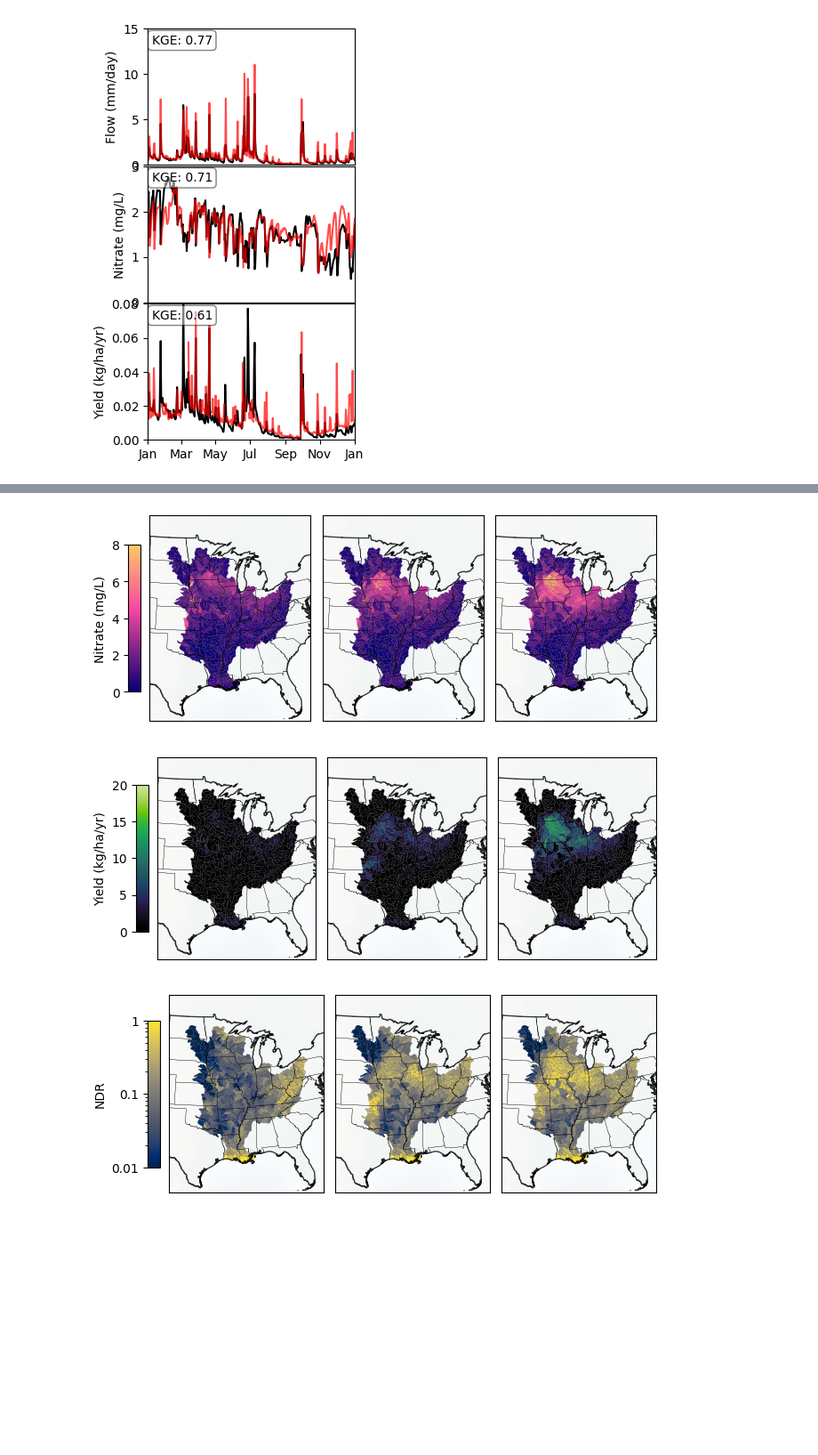
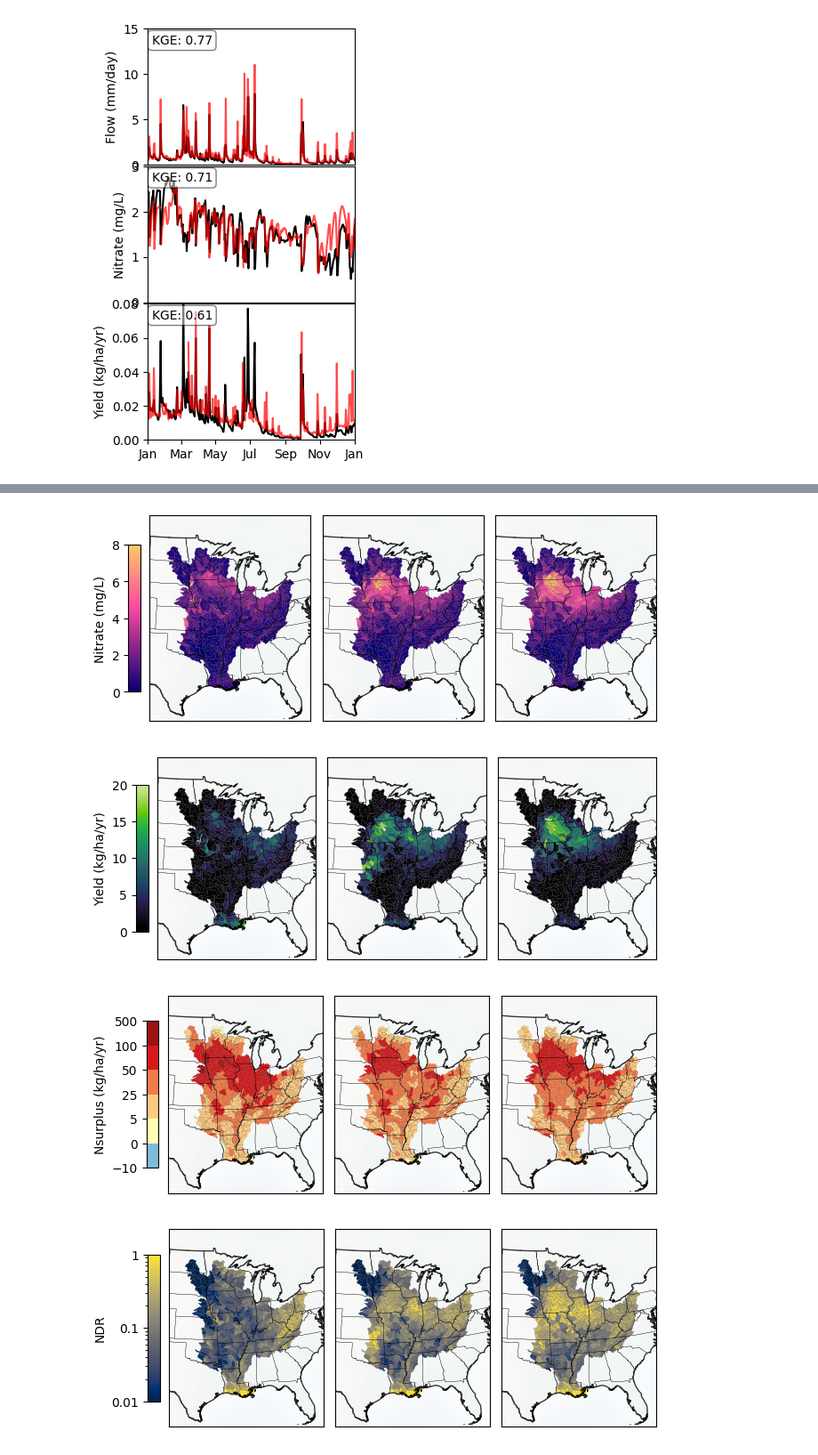
Before and after one commit to aayushpandit/EPA-CONUS-Nitrate-LSTM, a Jupyter notebook: Plotting_Results_LSTM.ipynb, the cells around one changed output, grey strips where cells are left out. Shown at 89% size. Saved outputs shown, nothing was run; the diff lists cells and outputs as text; code cells hidden in the pictures; blank space fills up the shorter version.

```diff
--- a/Plotting_Results_LSTM.ipynb
+++ b/Plotting_Results_LSTM.ipynb
@@ -379,30 +379,45 @@ for i in [5518000, 1646000]:
 
 states = gpd.read_file(main+'/Arena/US/states.shp')
 boundary = gpd.read_file(main+'/Arena/US/boundary.shp')
-for folder in ['Flowmmday_20', 'Conc_30', 'Load_30', 'NDR_30']:
+for folder in ['Flowmmday_20', 'Conc_30', 'Load_30','Nsurplus', 'NDR_30']:
     root = main+'/Extra/Predictions/Normalized/'+str(folder)+'/'
     var = root.split('/')[-2][:4]
     if (var =='Flow'):
         varunits = 'mm/day'
         cmap_temp = cmap_oslo()
+        norm_temp = None
         vmn = 0
-        vmx = 3
+        vmx = 2
     elif (var=='Load'):
         var = 'Yield'
         varunits = 'kg/ha/yr'
         cmap_temp = cmap_nuclear()
+        norm_temp = None
         vmn = 0
         vmx = 20
     elif (var=='Conc'):
         var = 'Nitrate'
         varunits = 'mg/L'
         cmap_temp = cmap_internet()
+        norm_temp = None
         vmn = 0
         vmx = 8
+    elif (var=='Nsur'):
+        var = 'Nsurplus'
+        varunits = 'kg/ha/yr'
+        bounds = [-10, 0, 5, 25, 50, 100, 500 ]  # Load
+        colors_list = ['#81bad8', '#feffb3', '#feca81','#f17b49','#d7191b', '#9e1213']
+        cmap = colors.ListedColormap(colors_list)
+        norm = colors.BoundaryNorm(bounds, cmap.N)
+        cmap_temp = cmap
+        norm_temp = norm
+        vmn = None
+        vmx = None
     elif (var=='NDR_'):
         var = 'NDR'
         varunits = 'NDR'
         cmap_temp = 'cividis'
+        norm_temp = None
         vmn = 0.01
         vmx = 1
 
@@ -417,15 +432,28 @@ for folder in ['Flowmmday_20', 'Conc_30', 'Load_30', 'NDR_30']:
     fig, axes = plt.subplots(1,3, constrained_layout=True)
     fig.subplots_adjust(left=0.05, right=0.95, top=0.95, bottom=0.05)
     for idx, yrs in enumerate(['2012', '2007', '1993']):
-        data = pd.read_csv(root+'Simulated_Compiled.csv')
-        data.rename(columns={'Unnamed: 0': 'Date'}, inplace=True)
-        data.index=pd.to_datetime(data['Date'])
-        data.drop(columns='Date', inplace=True)
-        data[data < 0] = np.nan
-        if (var == 'Flow' or var =='Nitrate'):           ## mm/day | kg/km2/yr
-            data=data.resample('YE').mean()
-        elif (var=='Load'):
-            data=data.resample('YE').sum()/100           ## kg/km2/yr to kg/ha/yr
+        if (var != 'Nsurplus'):
+            data = pd.read_csv(root+'Simulated_Compiled.csv')
+            data.rename(columns={'Unnamed: 0': 'Date'}, inplace=True)
+            data.index=pd.to_datetime(data['Date'])
+            data.drop(columns='Date', inplace=True)
+            data[data < 0] = np.nan
+            if (var == 'Flow' or var =='Nitrate'):           ## mm/day | kg/km2/yr
+                data=data.resample('YE').mean()
+            elif (var=='Yield'):
+                data=data.resample('YE').sum()/100           ## kg/km2/yr to kg/ha/yr
+
+            if (var == 'Yield'):
+                ndr = pd.read_csv(main+'/Extra/Predictions/Normalized/NDR_30/Simulated_Compiled.csv')
+                ndr.rename(columns={'Unnamed: 0': 'Date'}, inplace=True)
+                ndr.index=pd.to_datetime(ndr['Date'])
+                ndr.drop(columns='Date', inplace=True)
+                ndr[ndr < 0] = np.nan
+
+                Nsurplus = (data/ndr)          ### Inverse calculate from ndr and export to get N surplus
+                Nsurplus = Nsurplus.loc[:'2017']
+        else:
+            data = Nsurplus
         ax = axes[idx]
         data = data[yrs:yrs]
         data=pd.Series(data.mean(), name='Average')
@@ -442,10 +470,10 @@ for folder in ['Flowmmday_20', 'Conc_30', 'Load_30', 'NDR_30']:
         shapefile_sub[shapefile_sub['HUC8'].astype(float).isin(stations.astype(float))].boundary.plot(ax=ax,
                                         color='black', linewidth=0.1, alpha=0.4)
         if (yrs == '2012' and var !='NDR'):
-            shapefile_sub.plot(ax = ax, column='Average', cmap=cmap_temp, legend=True, vmin=vmn, vmax=vmx,
+            shapefile_sub.plot(ax = ax, column='Average', cmap=cmap_temp, norm=norm_temp, legend=True, vmin=vmn, vmax=vmx,
                                 legend_kwds={"label": var+" ("+varunits+")","location":"left","shrink":.35, "aspect":12,"pad":0.03})
         elif (var != 'NDR'):
-            shapefile_sub.plot(ax = ax, column='Average', cmap=cmap_temp, legend=False, vmin=vmn, vmax=vmx)
+            shapefile_sub.plot(ax = ax, column='Average', cmap=cmap_temp, norm=norm_temp, legend=False, vmin=vmn, vmax=vmx)
         elif (var == 'NDR' and yrs !='2012'):
             shapefile_sub.plot(ax = ax, column='Average', cmap=cmap_temp, legend=False, norm=colors.LogNorm(vmin = 0.01, vmax =1.0))
         elif (var == 'NDR' and yrs =='2012'):
@@ -484,6 +512,7 @@ for folder in ['Flowmmday_20', 'Conc_30', 'Load_30', 'NDR_30']:
 [figure]
-[figure, old version]
+[figure, new version]
-[figure, old version]
+[figure, new version]
+[figure, added]
 # %%
 #### MRB model prediction plot for long term average of Flow, Nitrate, Yield/Load and NDR
 
```
Also changed, not shown: parts of 3 cells of this notebook.
